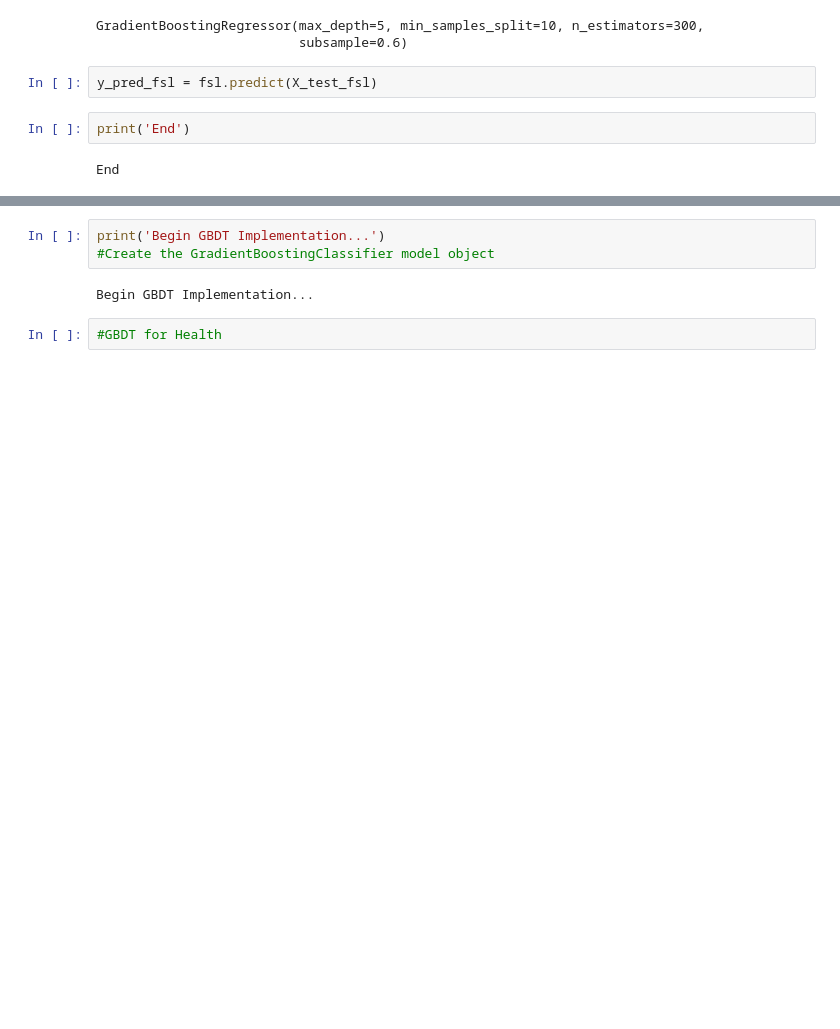
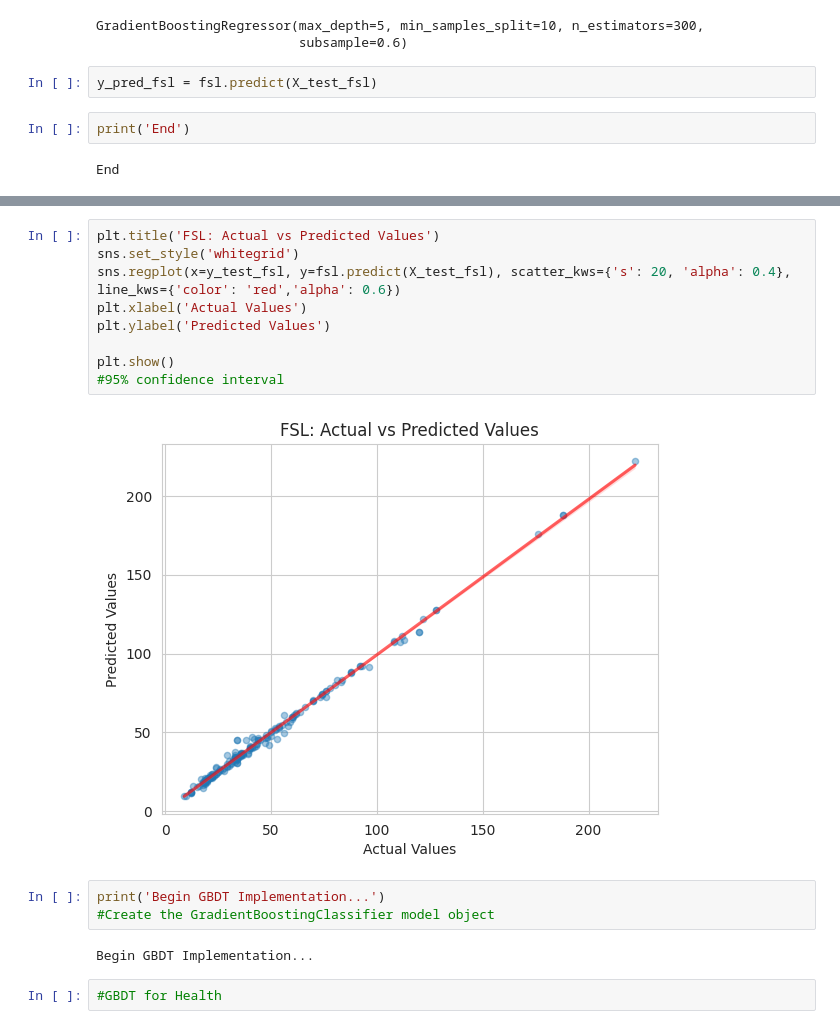
Before and after one commit to reo113/GuideHouse_Project, a Jupyter notebook: Untitled2.ipynb, the cells around one changed output, grey strips where cells are left out. Saved outputs shown, nothing was run; the diff lists cells and outputs as text; blank space fills up the shorter version.

```diff
--- a/Untitled2.ipynb
+++ b/Untitled2.ipynb
@@ -759,3 +797,14 @@ print('[GBDT] R2: {0}'.format(fsl_r2))
+# %%
+plt.title('FSL: Actual vs Predicted Values')
+sns.set_style('whitegrid')
+sns.regplot(x=y_test_fsl, y=fsl.predict(X_test_fsl), scatter_kws={'s': 20, 'alpha': 0.4}, line_kws={'color': 'red','alpha': 0.6})
+plt.xlabel('Actual Values')
+plt.ylabel('Predicted Values')
+
+plt.show()
+#95% confidence interval
+# %% [output]
+[figure, added]
 # %%
 print('Begin GBDT Implementation...')
 #Create the GradientBoostingClassifier model object
```
Also changed, not shown: parts of 41 cells of this notebook.
